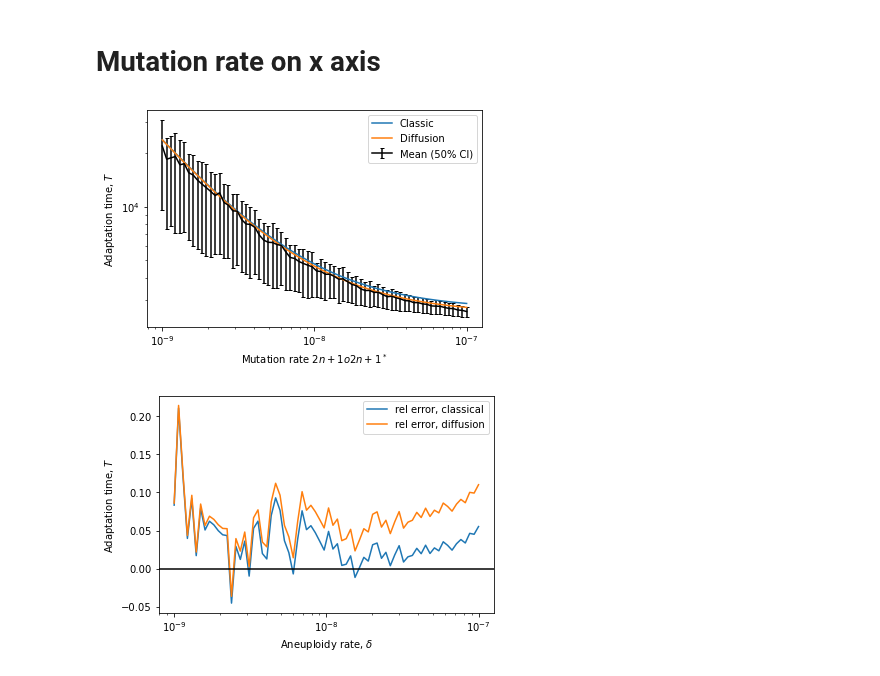
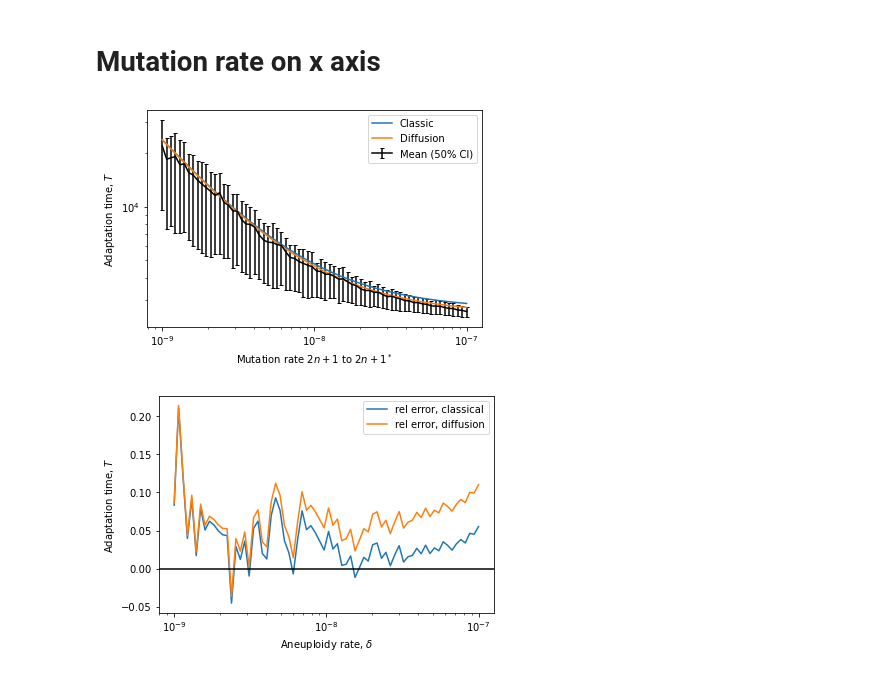
Before and after one commit to yoavram-lab/Heatrisomy, a Jupyter notebook: notebooks_mp/no-direct-mutation.ipynb, the cells around one changed output. Saved outputs shown, nothing was run; the diff lists cells and outputs as text; code cells hidden in the pictures.

```diff
--- a/notebooks_mp/no-direct-mutation.ipynb
+++ b/notebooks_mp/no-direct-mutation.ipynb
@@ -203,19 +203,19 @@ T_ = T_kimura(N, 0, μ, δ, w_euwt, w_anwt, w_anmt, w_eumt)
 # %%
 mean = np.mean(msim_nodirmutmu, axis=1)
 low = np.percentile(msim_nodirmutmu, 25, axis=1)
 high = np.percentile(msim_nodirmutmu, 75, axis=1)
 plt.errorbar(μ, mean, [mean-low, high-mean], color='k', capsize=2, label='Mean (50% CI)')
 
 plt.plot(μ, T__, label='Classic')
 plt.plot(μ, T_, label='Diffusion')
 
 plt.xscale('log')
 plt.yscale('log')
-plt.xlabel("Mutation rate $2n+1 \to 2n+1^*$")
+plt.xlabel("Mutation rate $2n+1$ to $2n+1^*$")
 plt.ylabel('Adaptation time, $T$')
 plt.legend();
 # %% [output]
-[figure, old version]
+[figure, new version]
 # %%
 plt.plot(μ, (T_-mean)/mean, label='rel error, classical')
 plt.plot(μ, (T__-mean)/mean, label='rel error, diffusion')
```
Also changed, not shown: 1 other file.
